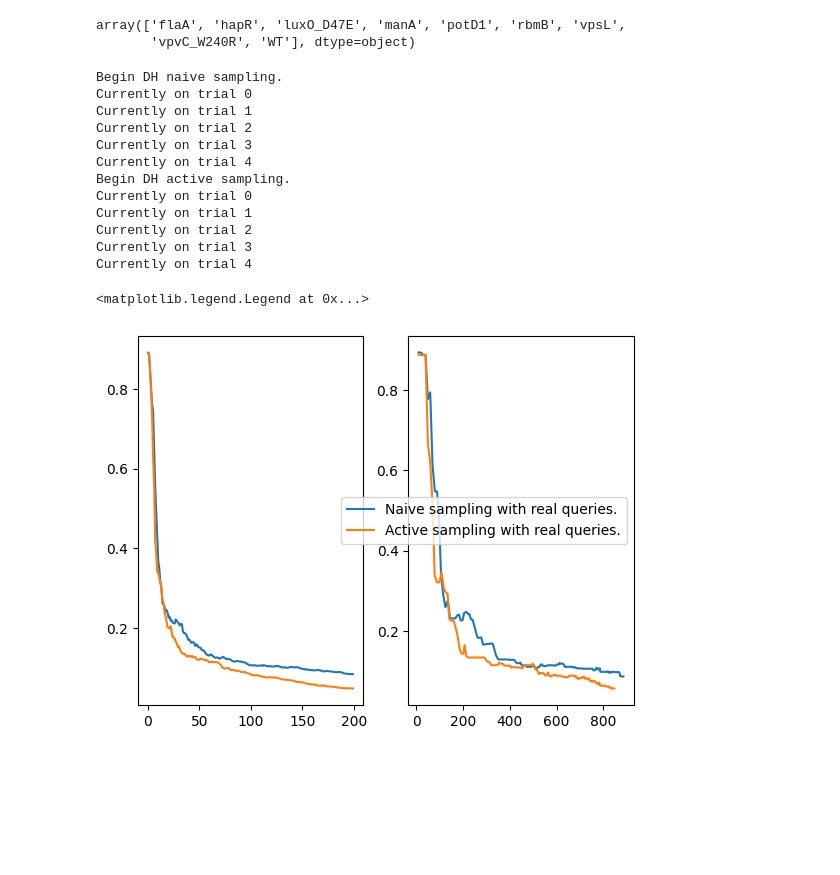
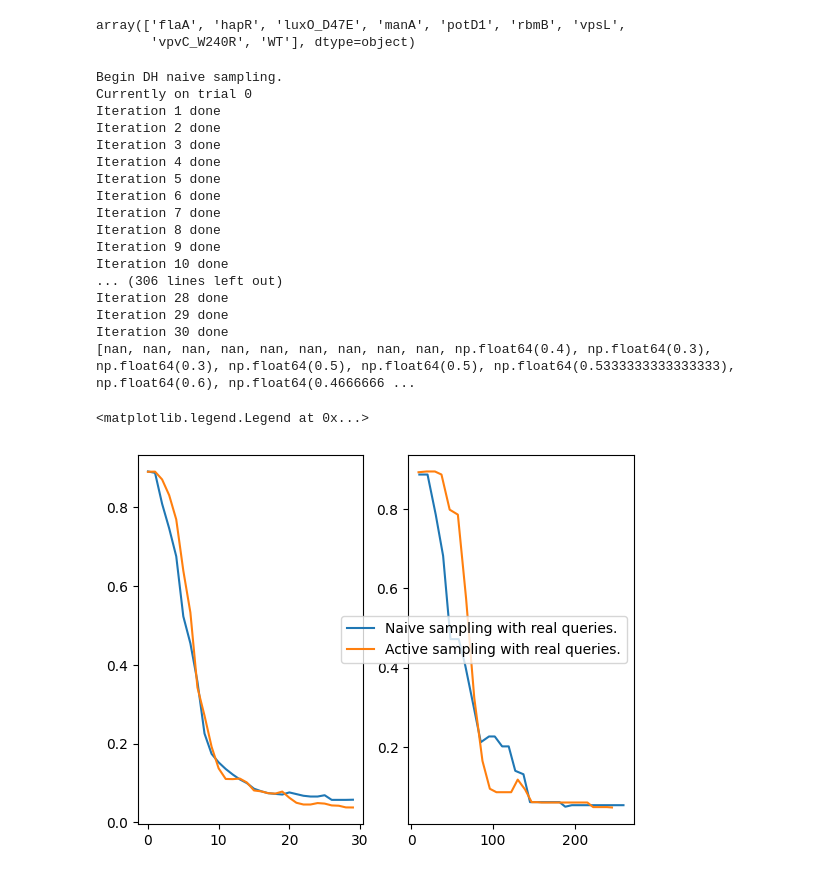
Before and after one commit to jonazhu/ACTIVibrio, a Jupyter notebook: DH/dh.ipynb, the cells around one changed output. Saved outputs shown, nothing was run; the diff lists cells and outputs as text; code cells hidden in the pictures; blank space fills up the shorter version.

```diff
--- a/DH/dh.ipynb
+++ b/DH/dh.ipynb
@@ -196,47 +266,60 @@ CLASSES = ['flaA', 'hapR', 'luxO_D47E', 'manA', 'potD1', 'rbmB', 'vpsL',
        'vpvC_W240R', 'WT']
 X_train, y_train, X_test, y_test, Z ,_ = load_data(filter_class = CLASSES)
 
-BUDGET = 200
+BUDGET = 30
 BATCH_SIZE = 10
 N = 5
 figs,axs = plt.subplots(ncols = 2)
 
 ### naive sampling
 l_naive = np.zeros(BUDGET)
 print("Begin DH naive sampling.")
 
+accs_passive_all = []
 for i in np.arange(N):
     print("Currently on trial %d"%(i))
-    queries,error,hs,P = DH_sampling(X_train, y_train, Z, BUDGET, BATCH_SIZE, class_n=9, sampling_method="naive")
+    queries, error, hs, P, sel, accs_passive = DH_sampling(X_train, y_train, Z, BUDGET, BATCH_SIZE, class_n=9, sampling_method="naive")
     l_naive+=error
+    print(accs_passive)
+    accs_passive_all.append(accs_passive)
 
 l_naive = l_naive/N
 axs[0].plot(l_naive,label = "Naive sampling")
 axs[1].plot(queries, error, label = "Naive sampling with real queries.")
 
 ## active sampling
 l_active = np.zeros(BUDGET)
 print("Begin DH active sampling.")
+
+accs_active_all = []
 for i in np.arange(N):
     print("Currently on trial %d"%(i))
-    queries,error,hs,P = DH_sampling(X_train, y_train, Z, BUDGET, BATCH_SIZE, class_n=9, sampling_method="active")
+    queries, error, hs, P, sel, accs_dh = DH_sampling(X_train, y_train, Z, BUDGET, BATCH_SIZE, class_n=9, sampling_method="active")
     l_active+=error
+    print(accs_dh)
+    accs_active_all.append(accs_dh)
+
 l_active = l_active/N
 axs[0].plot(l_active,label = "Active sampling")
 axs[1].plot(queries, error, label = "Active sampling with real queries.")
 plt.legend()
 # %% [output]
 Begin DH naive sampling.
 Currently on trial 0
-Currently on trial 1
-Currently on trial 2
-Currently on trial 3
-Currently on trial 4
-Begin DH active sampling.
-Currently on trial 0
-Currently on trial 1
-Currently on trial 2
-Currently on trial 3
-Currently on trial 4
+Iteration 1 done
+Iteration 2 done
+Iteration 3 done
+Iteration 4 done
+Iteration 5 done
+Iteration 6 done
+Iteration 7 done
+Iteration 8 done
+Iteration 9 done
+Iteration 10 done
+... (306 lines left out)
+Iteration 28 done
+Iteration 29 done
+Iteration 30 done
+[nan, nan, nan, nan, nan, nan, nan, nan, nan, np.float64(0.4), np.float64(0.3), np.float64(0.3), np.float64(0.5), np.float64(0.5), np.float64(0.5333333333333333), np.float64(0.6), np.float64(0.4666666 ...
 <matplotlib.legend.Legend at 0x...>
-[figure, old version]
+[figure, new version]
```
Also changed, not shown: parts of 3 cells of this notebook.
